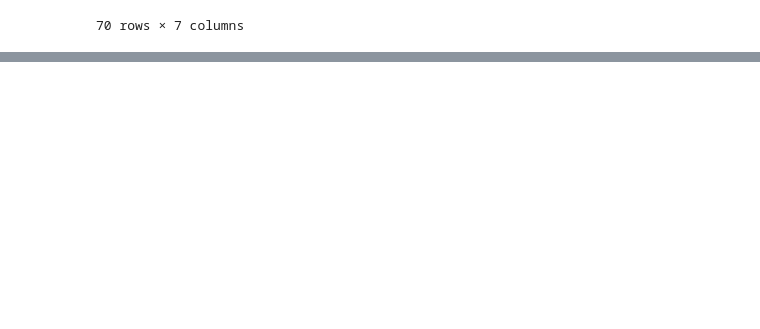
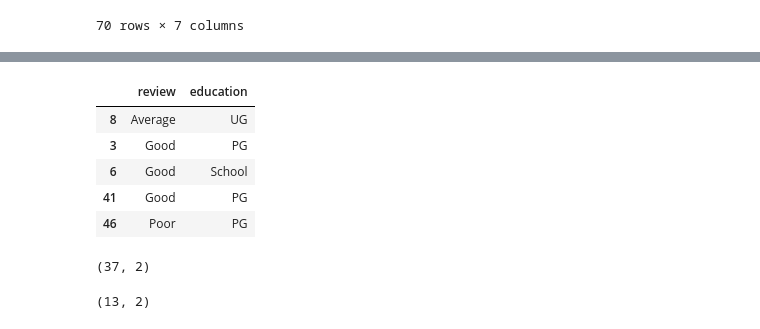
Before and after one commit to Kshitij-Chandrakar/ML-practise, a Jupyter notebook: encoding.ipynb, the cells around one changed output, grey strips where cells are left out. Cells and saved outputs as stored; diff of their text form; code cells hidden in the pictures; blank space fills up the shorter version.

```diff
--- a/encoding.ipynb
+++ b/encoding.ipynb
@@ -210,0 +258,19 @@ X_test_df.head()
+# %%
+x_train,x_test,y_train,y_test =train_test_split(x,y,test_size=0.25,random_state=42)
+# %%
+x_train.head()
+# %% [output]
+|  | review | education |
+| 8 | Average | UG |
+| 3 | Good | PG |
+| 6 | Good | School |
+| 41 | Good | PG |
+| 46 | Poor | PG |
+# %%
+x_train.shape
+# %% [output]
+(37, 2)
+# %%
+x_test.shape
+# %% [output]
+(13, 2)
```
Also changed, not shown: parts of 25 cells of this notebook.
